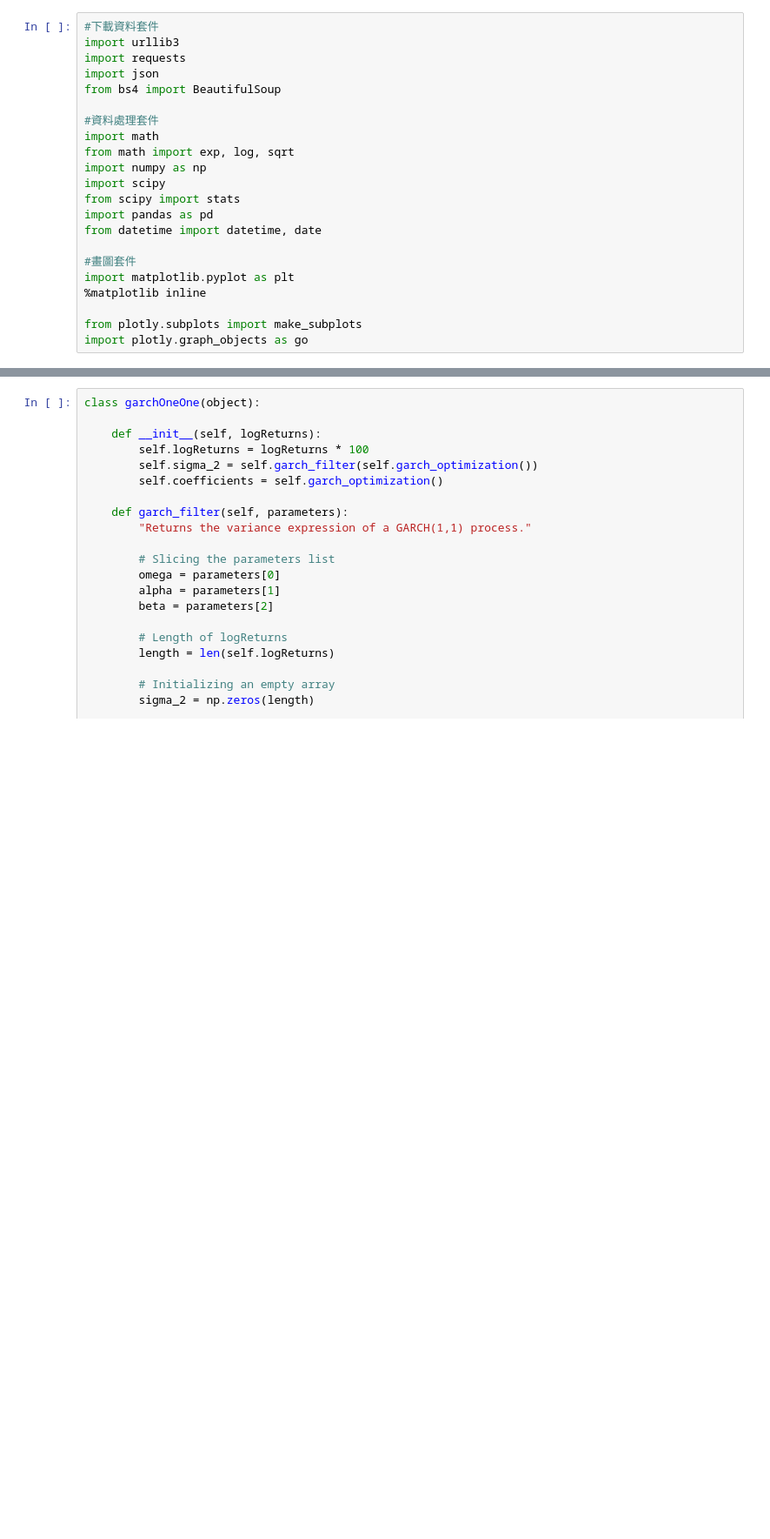
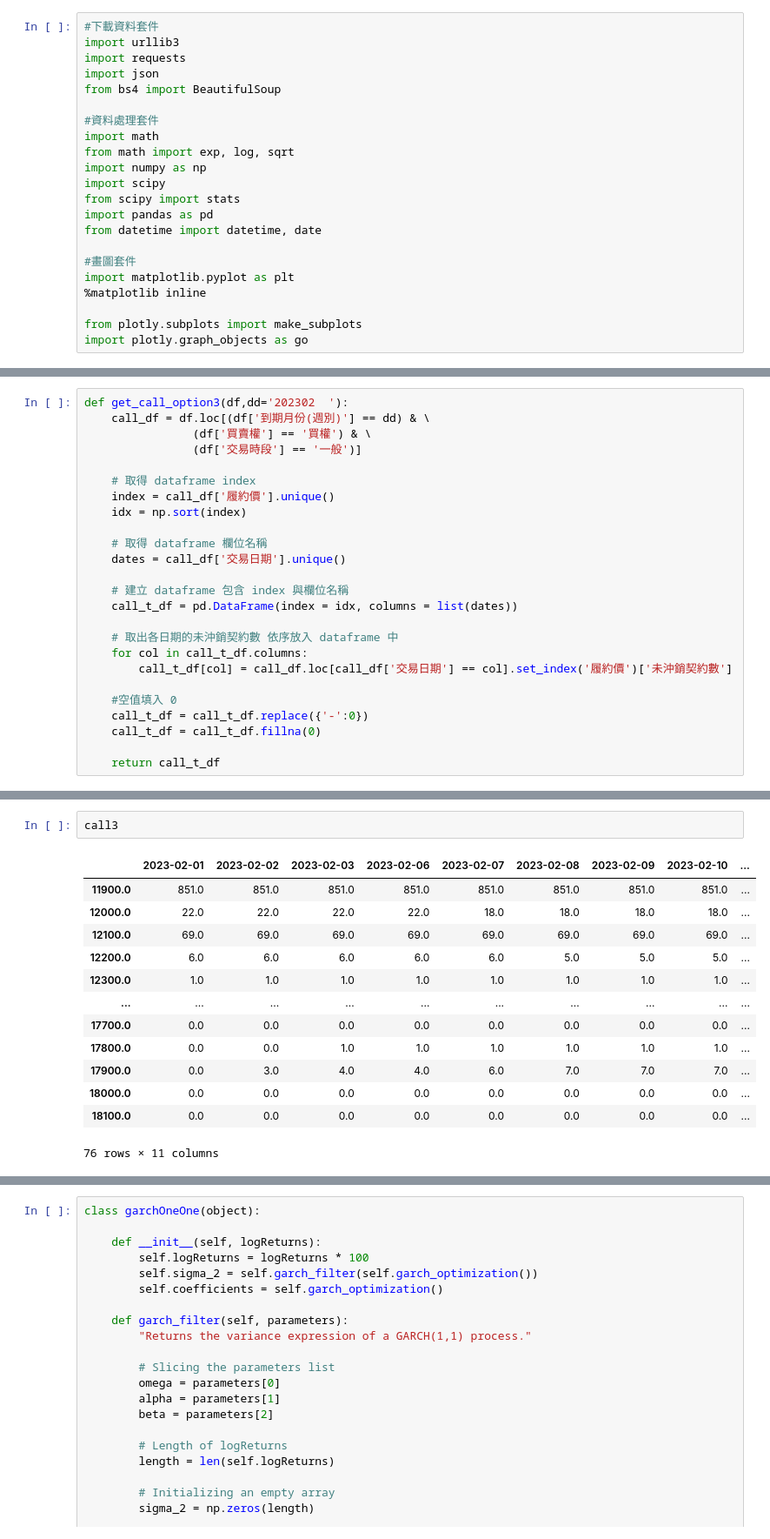
Before and after one commit to SamuelLiuCh/Options, a Jupyter notebook: 波動率預測模型.ipynb, the cells around one changed output, grey strips where cells are left out. Shown at 87% size. Drawn from its saved outputs; the diff is of its cells as text; blank space fills up the shorter version.

```diff
--- a/波動率預測模型.ipynb
+++ b/波動率預測模型.ipynb
@@ -653,0 +169,25 @@ fig.show()
+# %%
+def get_call_option3(df,dd='202302  '):
+    call_df = df.loc[(df['到期月份(週別)'] == dd) & \
+                (df['買賣權'] == '買權') & \
+                (df['交易時段'] == '一般')]
+
+    # 取得 dataframe index
+    index = call_df['履約價'].unique()
+    idx = np.sort(index)
+
+    # 取得 dataframe 欄位名稱
+    dates = call_df['交易日期'].unique()
+
+    # 建立 dataframe 包含 index 與欄位名稱
+    call_t_df = pd.DataFrame(index = idx, columns = list(dates))
+
+    # 取出各日期的未沖銷契約數 依序放入 dataframe 中
+    for col in call_t_df.columns:
+        call_t_df[col] = call_df.loc[call_df['交易日期'] == col].set_index('履約價')['未沖銷契約數']
+
+    #空值填入 0
+    call_t_df = call_t_df.replace({'-':0})
+    call_t_df = call_t_df.fillna(0)
+
+    return call_t_df
@@ -653,0 +230,16 @@ fig.show()
+# %%
+call3
+# %% [output]
+|  | 2023-02-01 | 2023-02-02 | 2023-02-03 | 2023-02-06 | 2023-02-07 | 2023-02-08 | 2023-02-09 | 2023-02-10 | ... |
+| 11900.0 | 851.0 | 851.0 | 851.0 | 851.0 | 851.0 | 851.0 | 851.0 | 851.0 | ... |
+| 12000.0 | 22.0 | 22.0 | 22.0 | 22.0 | 18.0 | 18.0 | 18.0 | 18.0 | ... |
+| 12100.0 | 69.0 | 69.0 | 69.0 | 69.0 | 69.0 | 69.0 | 69.0 | 69.0 | ... |
+| 12200.0 | 6.0 | 6.0 | 6.0 | 6.0 | 6.0 | 5.0 | 5.0 | 5.0 | ... |
+| 12300.0 | 1.0 | 1.0 | 1.0 | 1.0 | 1.0 | 1.0 | 1.0 | 1.0 | ... |
+| ... | ... | ... | ... | ... | ... | ... | ... | ... | ... |
+| 17700.0 | 0.0 | 0.0 | 0.0 | 0.0 | 0.0 | 0.0 | 0.0 | 0.0 | ... |
+| 17800.0 | 0.0 | 0.0 | 1.0 | 1.0 | 1.0 | 1.0 | 1.0 | 1.0 | ... |
+| 17900.0 | 0.0 | 3.0 | 4.0 | 4.0 | 6.0 | 7.0 | 7.0 | 7.0 | ... |
+| 18000.0 | 0.0 | 0.0 | 0.0 | 0.0 | 0.0 | 0.0 | 0.0 | 0.0 | ... |
+| 18100.0 | 0.0 | 0.0 | 0.0 | 0.0 | 0.0 | 0.0 | 0.0 | 0.0 | ... |
+76 rows × 11 columns
```
Also changed, not shown: parts of 73 cells of this notebook.
